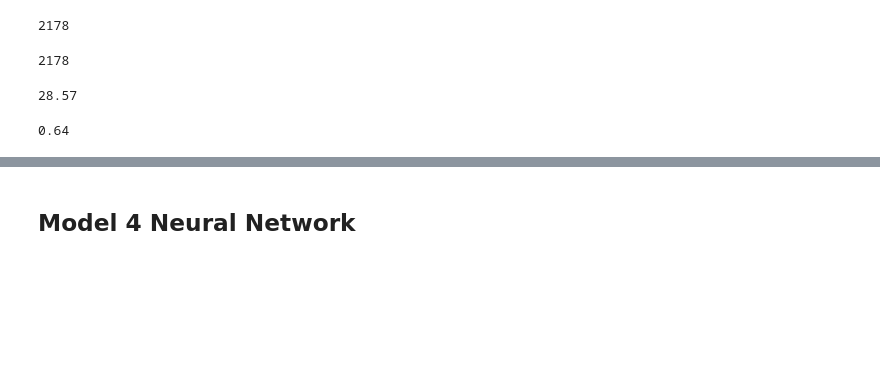
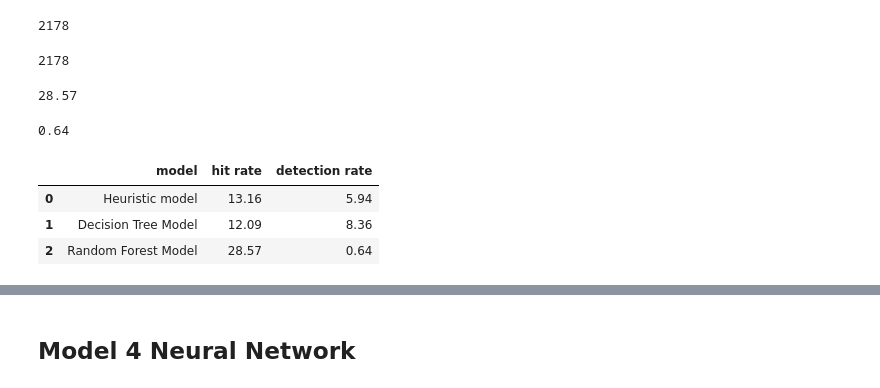
Before and after one commit to jill-data/DL-Insurance-Fraud-Detection, a Jupyter notebook: group8_deliverables/insurance_fraud_code.ipynb, the cells around one changed output, grey strips where cells are left out. Cells and saved outputs as stored; diff of their text form; code cells hidden in the pictures; blank space fills up the shorter version.

```diff
--- a/group8_deliverables/insurance_fraud_code.ipynb
+++ b/group8_deliverables/insurance_fraud_code.ipynb
@@ -1008,3 +1014,17 @@ rf_result = pd.DataFrame({"y_hat": rf_y_pred,
                           "y": y_test})
 
 rf_result.to_csv("rf_result.csv")
+# %%
+# Compare the detection rates and hit rates of the first 3 Models
+pd.DataFrame(
+    {
+        'model': ['Heuristic model', 'Decision Tree Model', 'Random Forest Model'],
+        'hit rate': [h[29], Decision_Tree_h, RF_h],
+        'detection rate': [d[29], Decision_Tree_d, RF_d]
+    }
+)
+# %% [output]
+|  | model | hit rate | detection rate |
+| 0 | Heuristic model | 13.16 | 5.94 |
+| 1 | Decision Tree Model | 12.09 | 8.36 |
+| 2 | Random Forest Model | 28.57 | 0.64 |
```
Also changed, not shown: parts of 6 cells of this notebook.
